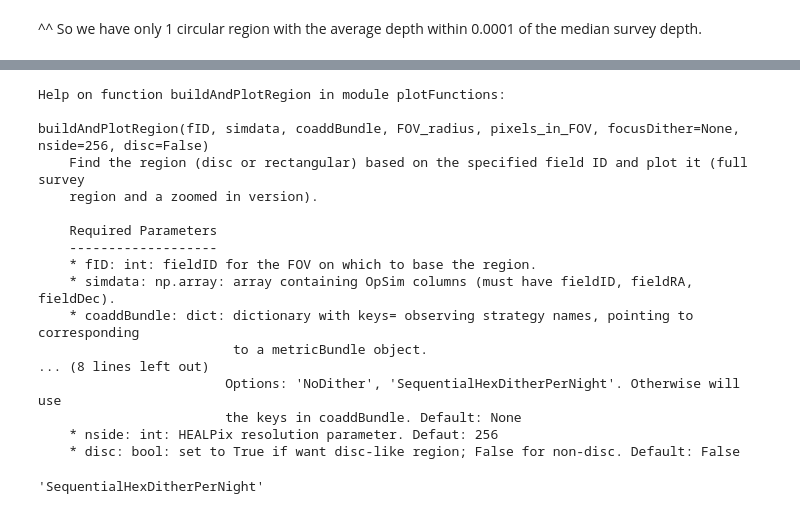
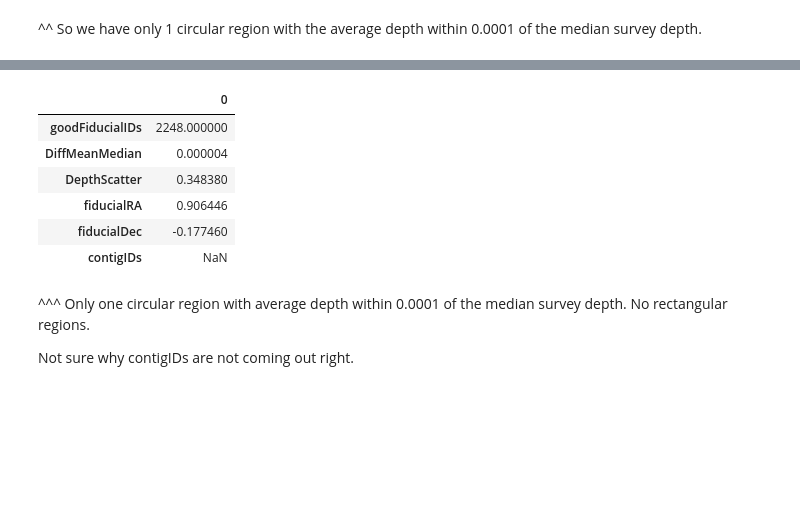
Before and after one commit to humnaawan/DC1-Regions, a Jupyter notebook: DC1 Candidate Regions.ipynb, the cells around one changed output, grey strips where cells are left out. Drawn from its saved outputs; the diff is of its cells as text; code cells hidden in the pictures; blank space fills up the shorter version.

```diff
--- a/DC1 Candidate Regions.ipynb
+++ b/DC1 Candidate Regions.ipynb
@@ -154 +275,19 @@ array([1212, 1220, 1234, 1305, 1323, 1333, 1365, 1413, 1431, 1447, 1464,
+# %%
+pd.DataFrame([output_disc['goodFiducialIDs'],output_disc['diffMeanMedian'],
+             output_disc['scatterInDepth'], output_disc['fiducialRA'],
+             output_disc['fiducialDec'], output_disc['contigIDs']],
+             ['goodFiducialIDs', 'DiffMeanMedian', 'DepthScatter', 'fiducialRA' , 'fiducialDec',
+             'contigIDs'])
+# %% [output]
+|  | 0 |
+| goodFiducialIDs | 2248.000000 |
+| DiffMeanMedian | 0.000004 |
+| DepthScatter | 0.348380 |
+| fiducialRA | 0.906446 |
+| fiducialDec | -0.177460 |
+| contigIDs | NaN |
+# %% [markdown]
+^^^ Only one circular region with average depth within 0.0001 of the median survey depth. No rectangular regions.
+
+Not sure why contigIDs are not coming out right.
 # %%
@@ -156,24 +294,0 @@ from plotFunctions import buildAndPlotRegion
-# %%
-help(buildAndPlotRegion)
-# %% [output]
-Help on function buildAndPlotRegion in module plotFunctions:
-
-buildAndPlotRegion(fID, simdata, coaddBundle, FOV_radius, pixels_in_FOV, focusDither=None, nside=256, disc=False)
-    Find the region (disc or rectangular) based on the specified field ID and plot it (full survey
-    region and a zoomed in version).
-
-    Required Parameters
-    -------------------
-    * fID: int: fieldID for the FOV on which to base the region.
-    * simdata: np.array: array containing OpSim columns (must have fieldID, fieldRA, fieldDec).
-    * coaddBundle: dict: dictionary with keys= observing strategy names, pointing to corresponding
-                         to a metricBundle object.
-... (8 lines left out)
-                        Options: 'NoDither', 'SequentialHexDitherPerNight'. Otherwise will use
-                        the keys in coaddBundle. Default: None
-    * nside: int: HEALPix resolution parameter. Defaut: 256
-    * disc: bool: set to True if want disc-like region; False for non-disc. Default: False
-# %%
-focusDither
-# %% [output]
-'SequentialHexDitherPerNight'
```
Also changed, not shown: parts of 22 cells of this notebook.
